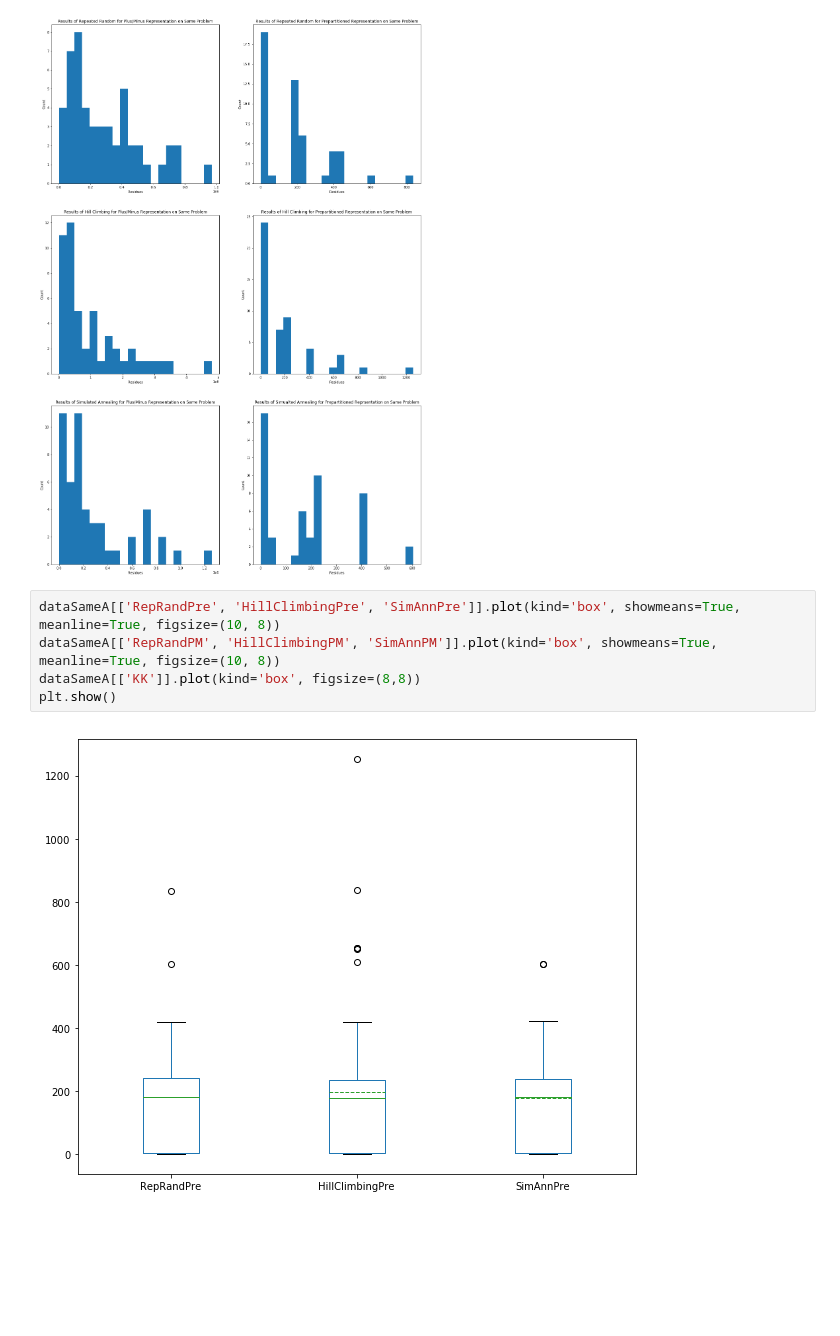
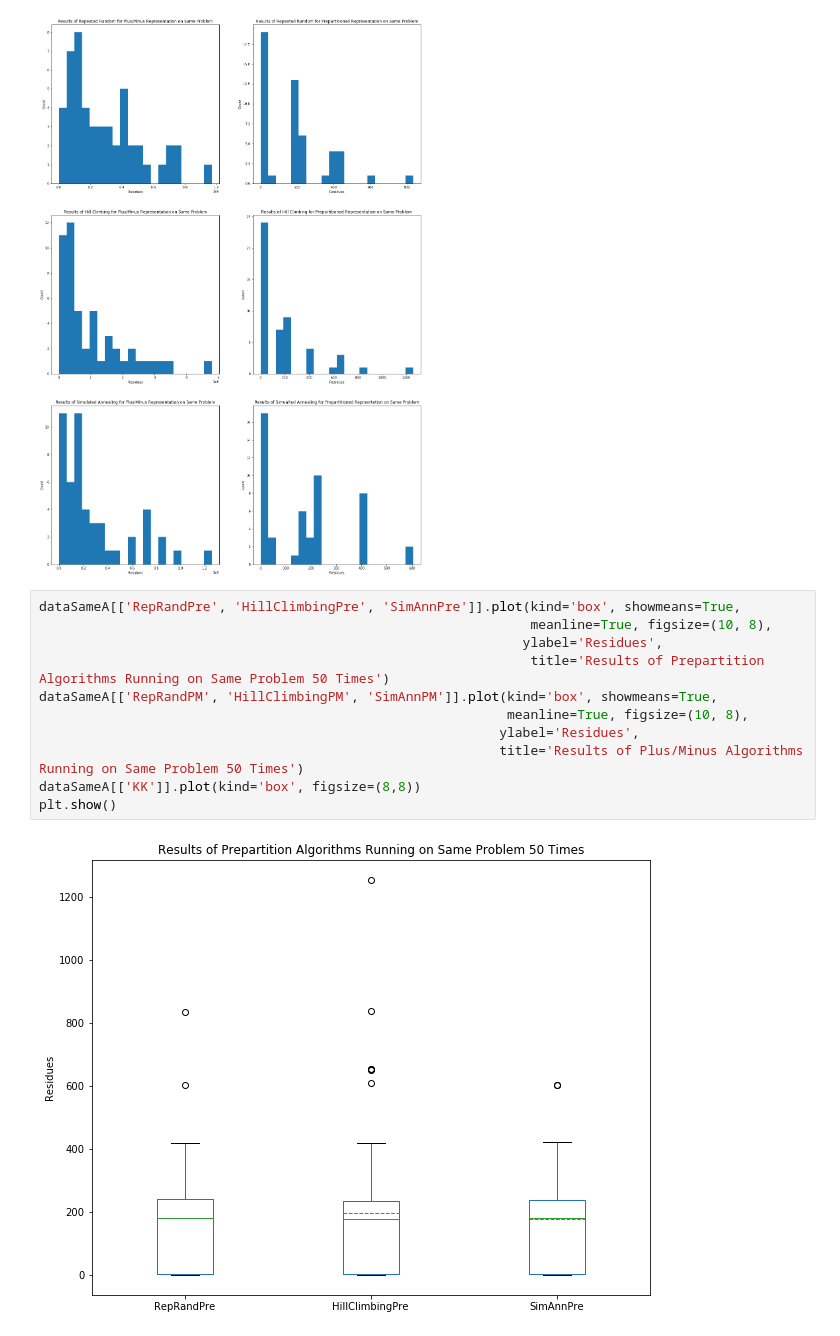
Before and after one commit to valvarez1218/CS124-ProgramPset3, a Jupyter notebook: results.ipynb, the cells around one changed output. Saved outputs shown, nothing was run; the diff lists cells and outputs as text; blank space fills up the shorter version.

```diff
--- a/results.ipynb
+++ b/results.ipynb
@@ -77,9 +82,15 @@ plt.show()
 # %% [output]
 [figure]
 # %%
-dataSameA[['RepRandPre', 'HillClimbingPre', 'SimAnnPre']].plot(kind='box', showmeans=True, meanline=True, figsize=(10, 8))
-dataSameA[['RepRandPM', 'HillClimbingPM', 'SimAnnPM']].plot(kind='box', showmeans=True, meanline=True, figsize=(10, 8))
+dataSameA[['RepRandPre', 'HillClimbingPre', 'SimAnnPre']].plot(kind='box', showmeans=True,
+                                                               meanline=True, figsize=(10, 8),
+                                                              ylabel='Residues',
+                                                               title='Results of Prepartition Algorithms Running on Same Problem 50 Times')
+dataSameA[['RepRandPM', 'HillClimbingPM', 'SimAnnPM']].plot(kind='box', showmeans=True,
+                                                            meanline=True, figsize=(10, 8),
+                                                           ylabel='Residues',
+                                                           title='Results of Plus/Minus Algorithms Running on Same Problem 50 Times')
 dataSameA[['KK']].plot(kind='box', figsize=(8,8))
 plt.show()
 # %% [output]
-[figure, old version]
+[figure, new version]
```
Also changed, not shown: parts of 4 cells of this notebook.
